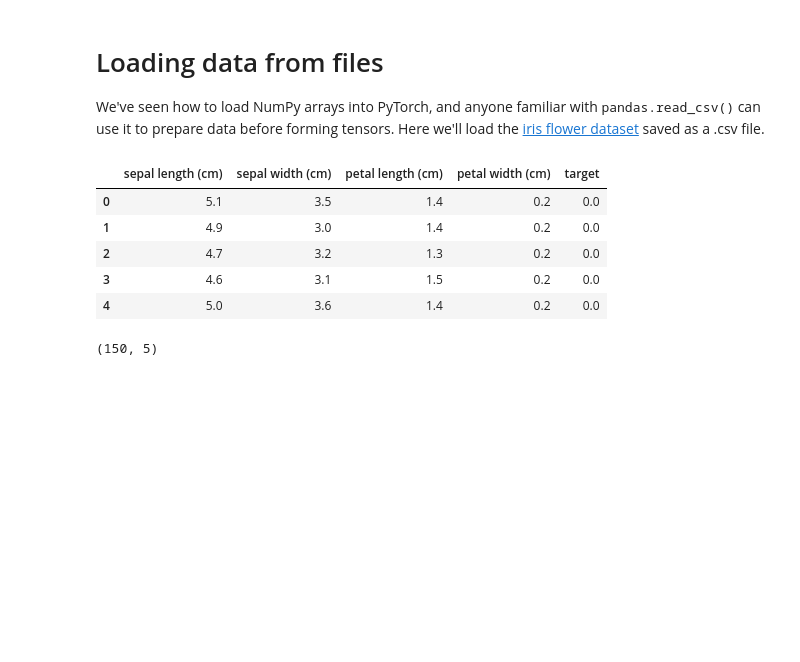
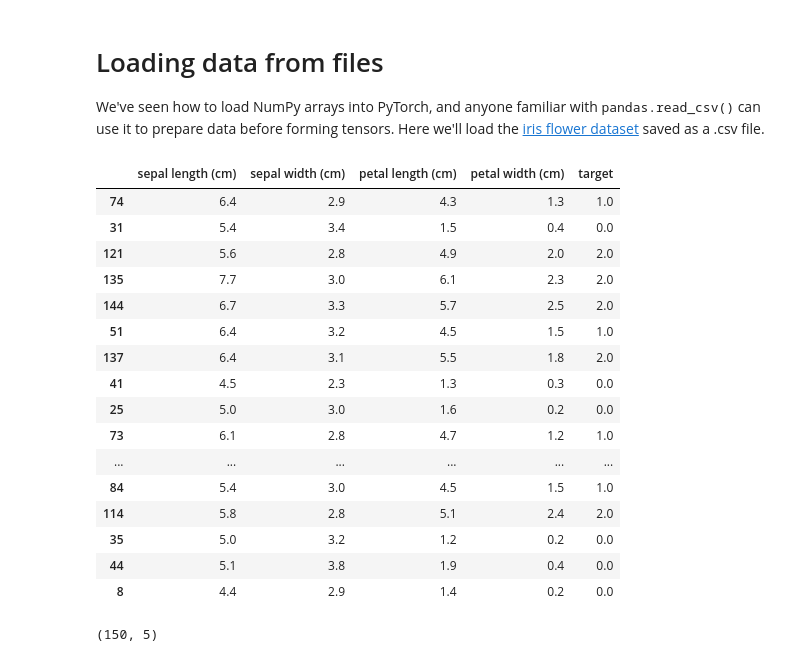
Before and after one commit to Tuchsanai/DL-FOR-COMPUTER-VISION, a Jupyter notebook: week06/02-DataSets-with-Pytorch.ipynb, the cells around one changed output. Saved outputs shown, nothing was run; the diff lists cells and outputs as text; code cells hidden in the pictures; blank space fills up the shorter version.

```diff
--- a/week06/02-DataSets-with-Pytorch.ipynb
+++ b/week06/02-DataSets-with-Pytorch.ipynb
@@ -34,14 +32,25 @@ import matplotlib.pyplot as plt
 We've seen how to load NumPy arrays into PyTorch, and anyone familiar with <tt>pandas.read_csv()</tt> can use it to prepare data before forming tensors. Here we'll load the <a href='https://en.wikipedia.org/wiki/Iris_flower_data_set'>iris flower dataset</a> saved as a .csv file.
 # %%
 df = pd.read_csv('iris.csv')
-df.head()
+df.sample(50)
 # %% [output]
 |  | sepal length (cm) | sepal width (cm) | petal length (cm) | petal width (cm) | target |
-| 0 | 5.1 | 3.5 | 1.4 | 0.2 | 0.0 |
-| 1 | 4.9 | 3.0 | 1.4 | 0.2 | 0.0 |
-| 2 | 4.7 | 3.2 | 1.3 | 0.2 | 0.0 |
-| 3 | 4.6 | 3.1 | 1.5 | 0.2 | 0.0 |
-| 4 | 5.0 | 3.6 | 1.4 | 0.2 | 0.0 |
+| 74 | 6.4 | 2.9 | 4.3 | 1.3 | 1.0 |
+| 31 | 5.4 | 3.4 | 1.5 | 0.4 | 0.0 |
+| 121 | 5.6 | 2.8 | 4.9 | 2.0 | 2.0 |
+| 135 | 7.7 | 3.0 | 6.1 | 2.3 | 2.0 |
+| 144 | 6.7 | 3.3 | 5.7 | 2.5 | 2.0 |
+| 51 | 6.4 | 3.2 | 4.5 | 1.5 | 1.0 |
+| 137 | 6.4 | 3.1 | 5.5 | 1.8 | 2.0 |
+| 41 | 4.5 | 2.3 | 1.3 | 0.3 | 0.0 |
+| 25 | 5.0 | 3.0 | 1.6 | 0.2 | 0.0 |
+| 73 | 6.1 | 2.8 | 4.7 | 1.2 | 1.0 |
+| ... | ... | ... | ... | ... | ... |
+| 84 | 5.4 | 3.0 | 4.5 | 1.5 | 1.0 |
+| 114 | 5.8 | 2.8 | 5.1 | 2.4 | 2.0 |
+| 35 | 5.0 | 3.2 | 1.2 | 0.2 | 0.0 |
+| 44 | 5.1 | 3.8 | 1.9 | 0.4 | 0.0 |
+| 8 | 4.4 | 2.9 | 1.4 | 0.2 | 0.0 |
 # %%
 df.shape
 # %% [output]
```
Also changed, not shown: parts of 10 cells of this notebook.
